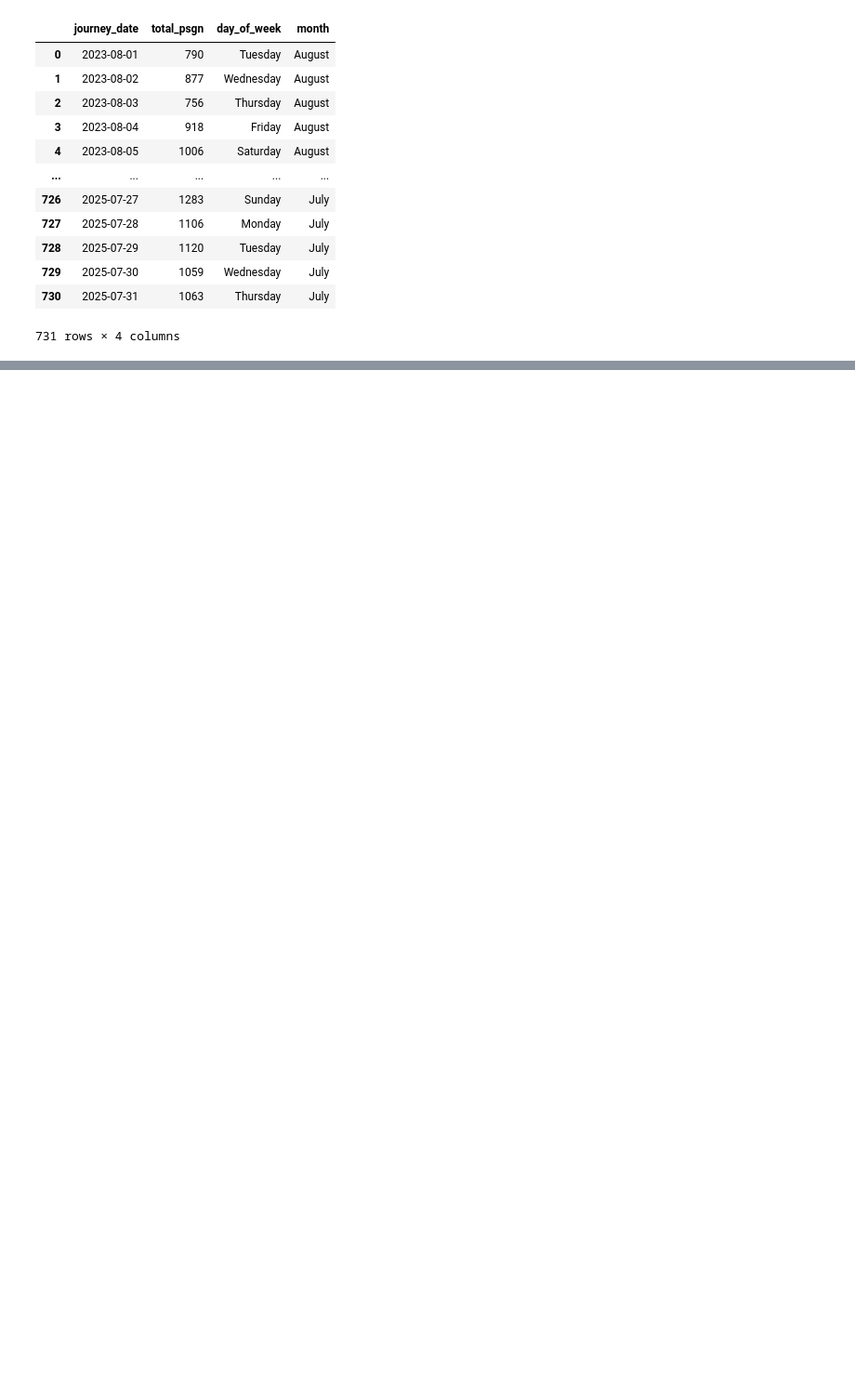
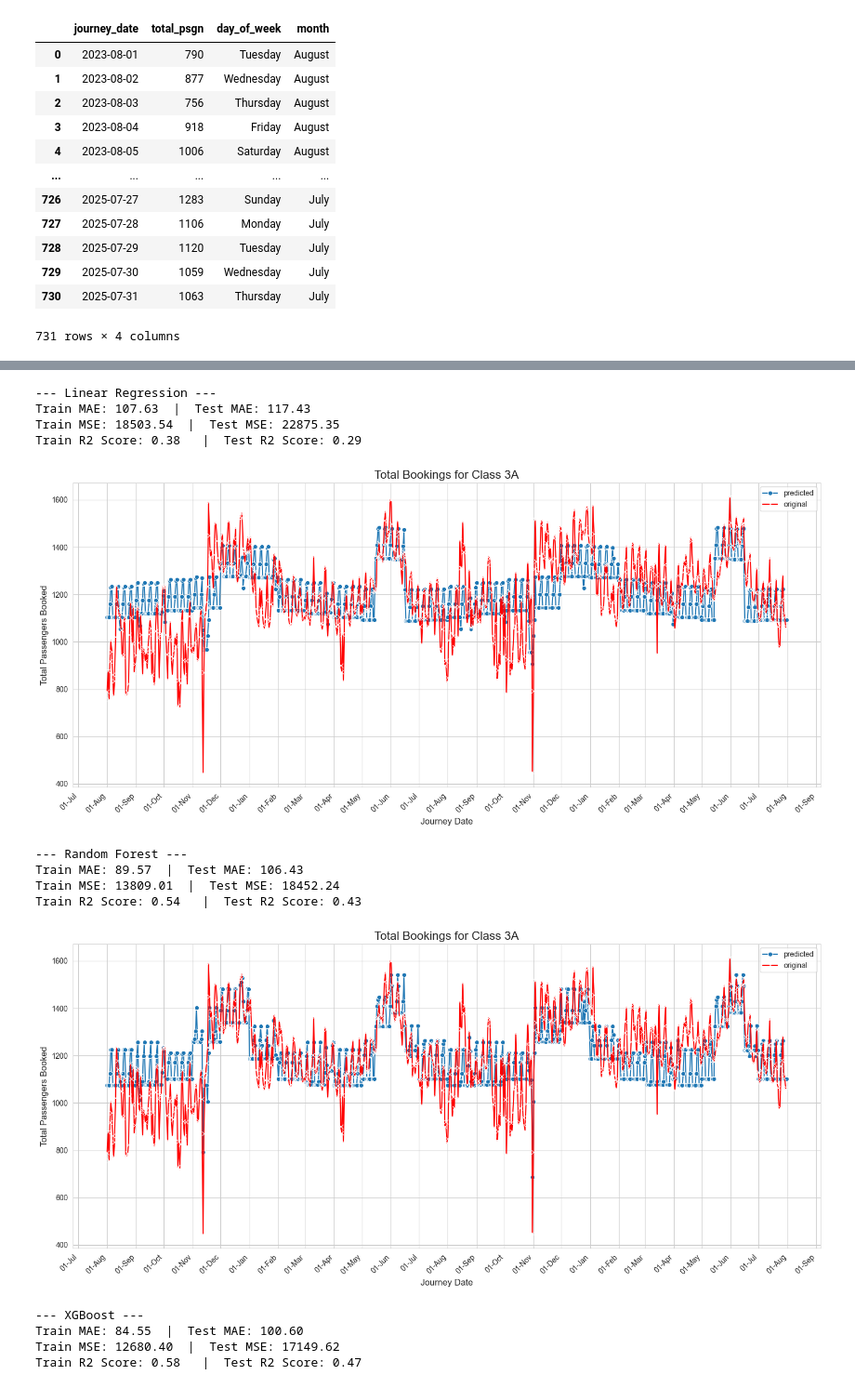
Before and after one commit to yashu1819/DPonTrain, a Jupyter notebook: ML/T22222_deamand.ipynb, the cells around one changed output, grey strips where cells are left out. Shown at 93% size. Saved outputs shown, nothing was run; the diff lists cells and outputs as text; code cells hidden in the pictures; blank space fills up the shorter version.

```diff
--- a/ML/T22222_deamand.ipynb
+++ b/ML/T22222_deamand.ipynb
@@ -18,0 +229,78 @@ df
+# %%
+features = [
+    'is_sunday',
+    'is_saturday',
+    'is_friday',
+    'is_peak_season',
+    'is_winter_season',
+    'is_holiday_period',
+    'month_cos',
+    'is_diwali',
+    'is_holi',
+    # 'day_cos',
+]
+X = df[features]
+y = df['total_psgn']
+
+# --- 3. Split Data into Training and Testing Sets ---
+from sklearn.model_selection import train_test_split
+X_train, X_test, y_train, y_test = train_test_split(X, y, test_size=0.2, random_state=42)
+
+# --- 4. Import, Train, and Evaluate Models ---
+from sklearn.linear_model import LinearRegression
+from sklearn.ensemble import RandomForestRegressor
+from xgboost import XGBRegressor
+from sklearn.metrics import mean_absolute_error, mean_squared_error, r2_score
+
+# Initialize models
+models = {
+    "Linear Regression": LinearRegression(),
+    "Random Forest": RandomForestRegressor(random_state=42),
+    "XGBoost": XGBRegressor(random_state=42)
+}
+
+# Loop to train and evaluate each model
+
+for name, model in models.items():
+    # Train the model
+    model.fit(X_train, y_train)
+
+    # --- PREDICTIONS ---
+    # Make predictions on the TRAINING set
+    y_train_pred = model.predict(X_train)
+    # Make predictions on the TEST set
+    y_test_pred = model.predict(X_test)
+
+    # --- EVALUATION ---
+    # Calculate evaluation metrics for the TRAINING set
+    train_mae = mean_absolute_error(y_train, y_train_pred)
+    train_mse = mean_squared_error(y_train, y_train_pred)
+    train_r2 = r2_score(y_train, y_train_pred)
+
+    # Calculate evaluation metrics for the TEST set
+    test_mae = mean_absolute_error(y_test, y_test_pred)
+    test_mse = mean_squared_error(y_test, y_test_pred)
+    test_r2 = r2_score(y_test, y_test_pred)
+
+    # --- PRINT RESULTS ---
+    print(f"--- {name} ---")
+    print(f"Train MAE: {train_mae:.2f}  |  Test MAE: {test_mae:.2f}")
+    print(f"Train MSE: {train_mse:.2f}  |  Test MSE: {test_mse:.2f}")
+    print(f"Train R2 Score: {train_r2:.2f}   |  Test R2 Score: {test_r2:.2f}\n")
+    df['predicted_psgn']= model.predict(X)
+    plot_booking_graph()
+# %% [output]
+--- Linear Regression ---
+Train MAE: 107.63  |  Test MAE: 117.43
+Train MSE: 18503.54  |  Test MSE: 22875.35
+Train R2 Score: 0.38   |  Test R2 Score: 0.29
+[figure, added]
+--- Random Forest ---
+Train MAE: 89.57  |  Test MAE: 106.43
+Train MSE: 13809.01  |  Test MSE: 18452.24
+Train R2 Score: 0.54   |  Test R2 Score: 0.43
+[figure, added]
+--- XGBoost ---
+Train MAE: 84.55  |  Test MAE: 100.60
+Train MSE: 12680.40  |  Test MSE: 17149.62
+Train R2 Score: 0.58   |  Test R2 Score: 0.47
```
Also changed, not shown: parts of 5 cells of this notebook, 7 other files.
